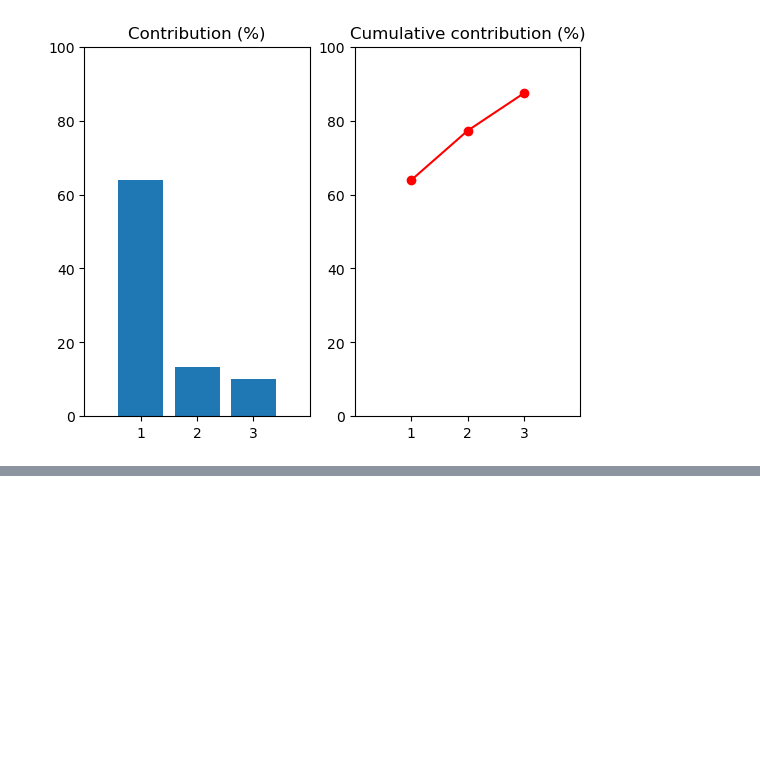
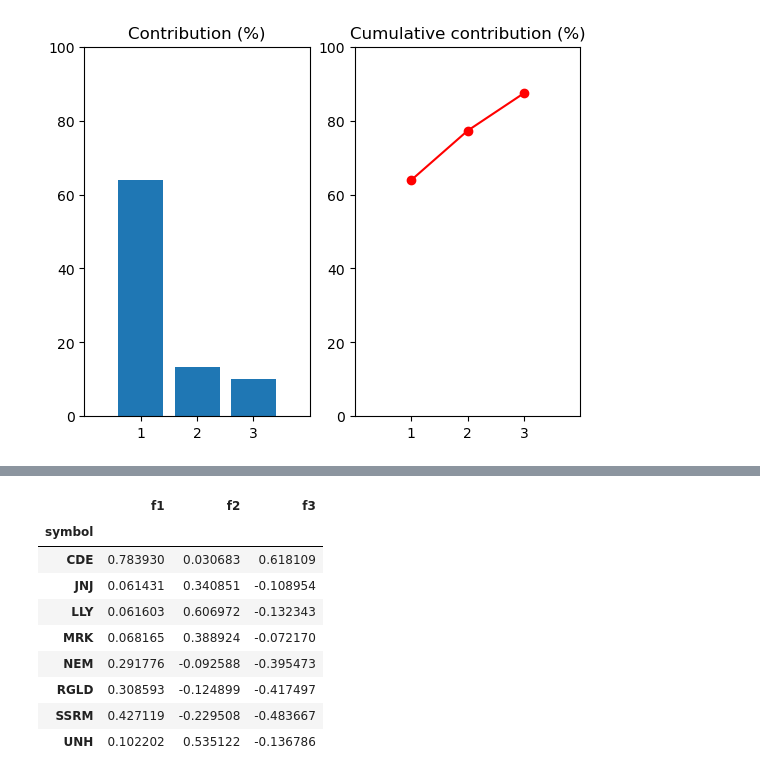
Before and after one commit to Emindu/algo-trading-learning, a Jupyter notebook: 5.alpha-factors/PCA-1.ipynb, the cells around one changed output, grey strips where cells are left out. Cells and saved outputs as stored; diff of their text form; code cells hidden in the pictures; blank space fills up the shorter version.

```diff
--- a/5.alpha-factors/PCA-1.ipynb
+++ b/5.alpha-factors/PCA-1.ipynb
@@ -83,0 +140,13 @@ plt.show()
+# %%
+display(factor_exposures)
+# %% [output]
+|  | f1 | f2 | f3 |
+| symbol |  |  |  |
+| CDE | 0.783930 | 0.030683 | 0.618109 |
+| JNJ | 0.061431 | 0.340851 | -0.108954 |
+| LLY | 0.061603 | 0.606972 | -0.132343 |
+| MRK | 0.068165 | 0.388924 | -0.072170 |
+| NEM | 0.291776 | -0.092588 | -0.395473 |
+| RGLD | 0.308593 | -0.124899 | -0.417497 |
+| SSRM | 0.427119 | -0.229508 | -0.483667 |
+| UNH | 0.102202 | 0.535122 | -0.136786 |
```
Also changed, not shown: parts of 8 cells of this notebook.
